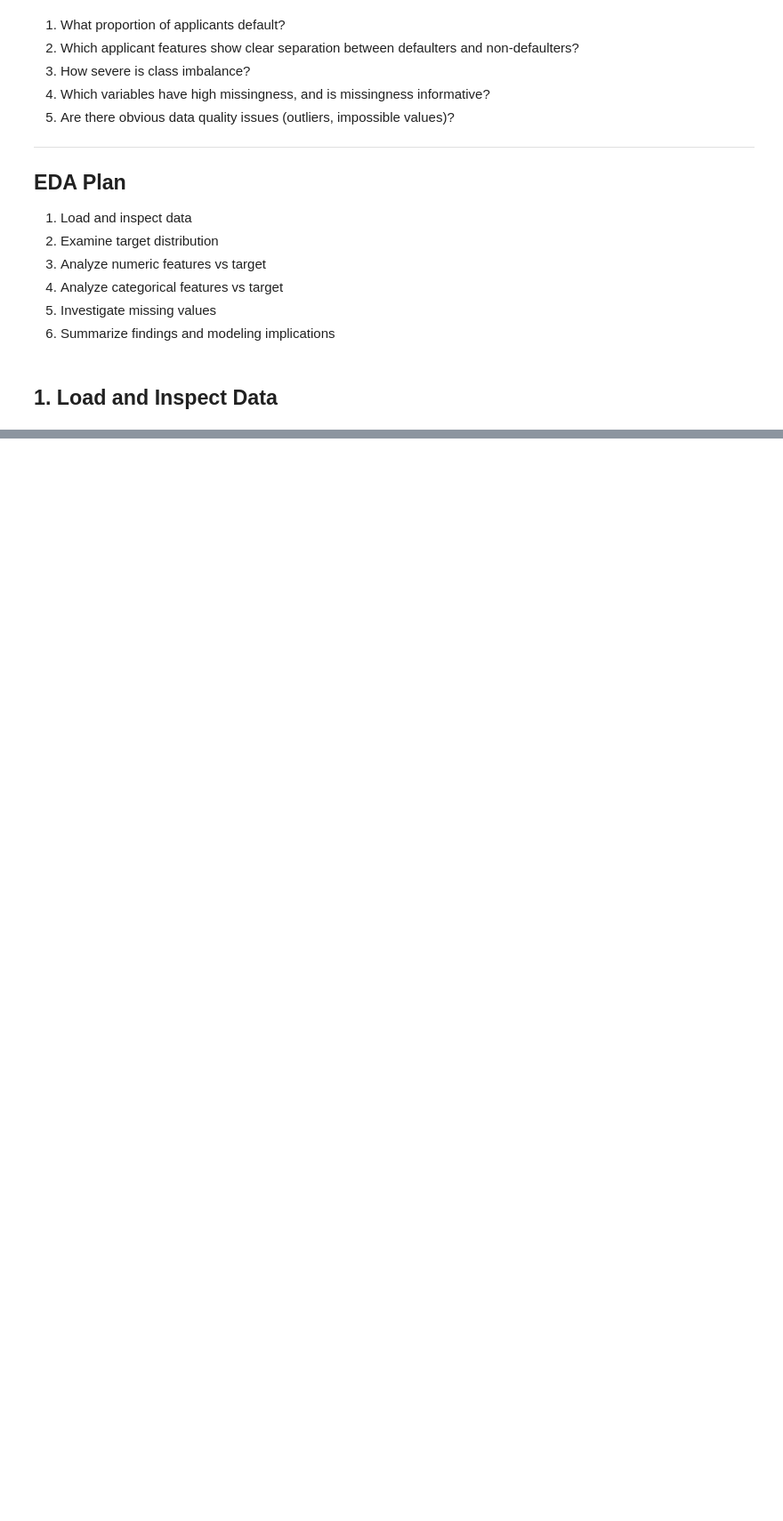
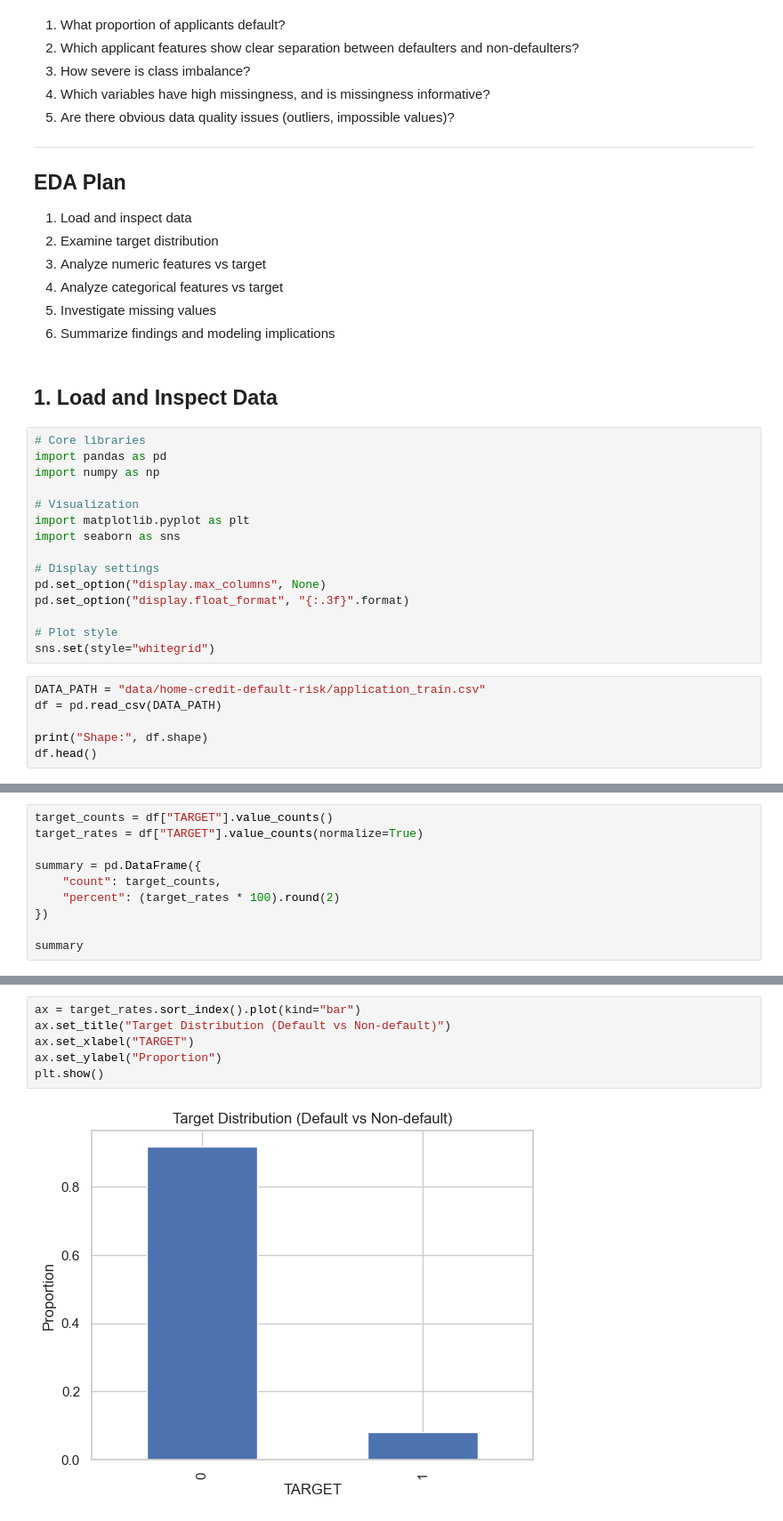
Before and after one commit to jakeybat972/home-credit-default-risk, a Jupyter notebook: notebooks/01-eda.ipynb, the cells around one changed output, grey strips where cells are left out. Shown at 89% size. Cells and saved outputs as stored; diff of their text form; blank space fills up the shorter version.

Commit message:
Analyze target distribution and class imbalance

```diff
--- a/notebooks/01-eda.ipynb
+++ b/notebooks/01-eda.ipynb
@@ -40,3 +40,24 @@ Key target definition:
 6. Summarize findings and modeling implications
 # %% [markdown]
 ## 1. Load and Inspect Data
+# %%
+# Core libraries
+import pandas as pd
+import numpy as np
+
+# Visualization
+import matplotlib.pyplot as plt
+import seaborn as sns
+
+# Display settings
+pd.set_option("display.max_columns", None)
+pd.set_option("display.float_format", "{:.3f}".format)
+
+# Plot style
+sns.set(style="whitegrid")
+# %%
+DATA_PATH = "data/home-credit-default-risk/application_train.csv"
+df = pd.read_csv(DATA_PATH)
+
+print("Shape:", df.shape)
+df.head()
@@ -42,0 +80,10 @@ Key target definition:
+# %%
+target_counts = df["TARGET"].value_counts()
+target_rates = df["TARGET"].value_counts(normalize=True)
+
+summary = pd.DataFrame({
+    "count": target_counts,
+    "percent": (target_rates * 100).round(2)
+})
+
+summary
@@ -42,0 +95,8 @@ Key target definition:
+# %%
+ax = target_rates.sort_index().plot(kind="bar")
+ax.set_title("Target Distribution (Default vs Non-default)")
+ax.set_xlabel("TARGET")
+ax.set_ylabel("Proportion")
+plt.show()
+# %% [output]
+[figure, added]
```
Also changed, not shown: parts of 4 cells of this notebook, 1 other file.
